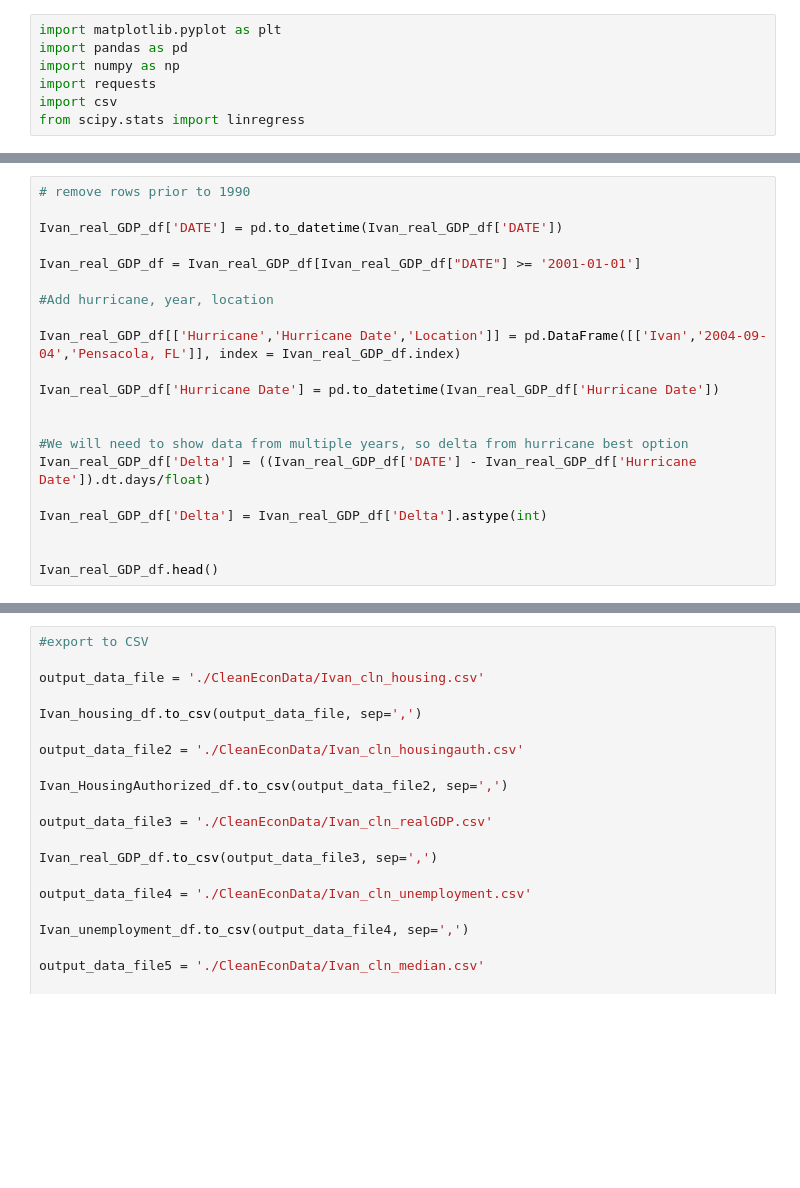
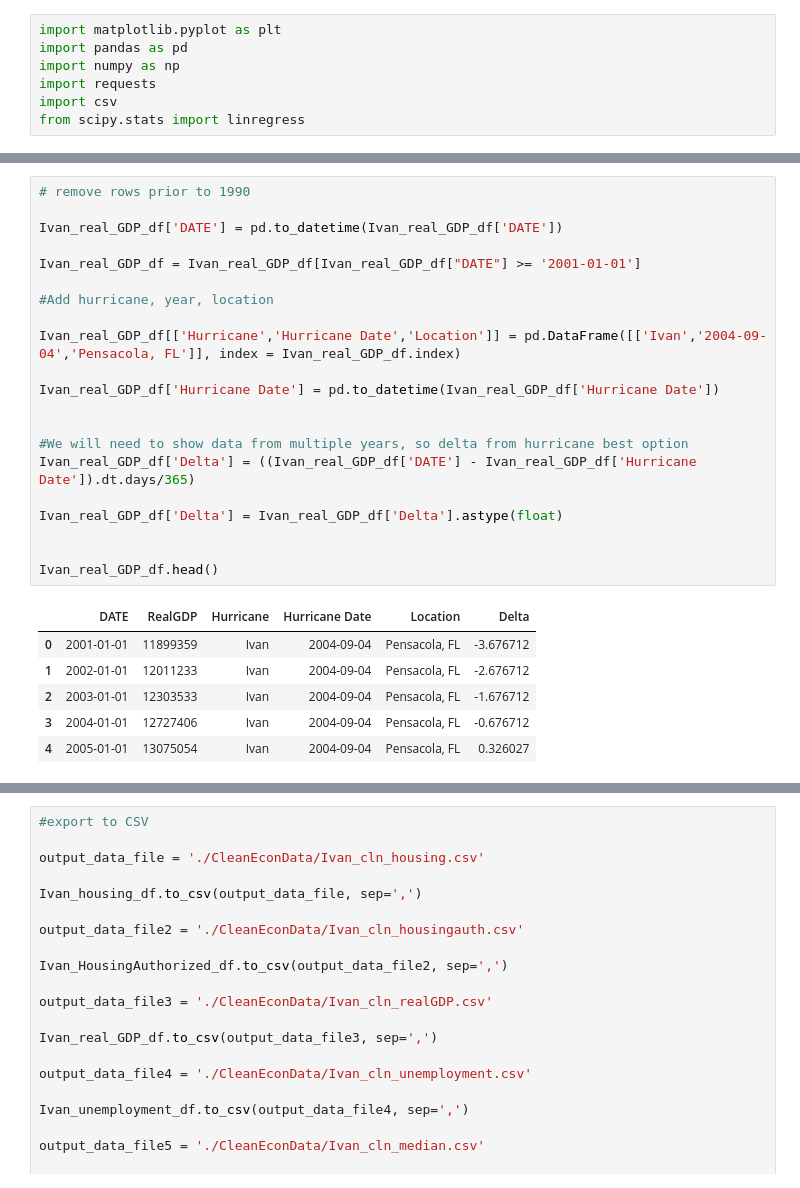
Before and after one commit to mchrzanowski27/Project1, a Jupyter notebook: Project 1 Data Ivan.ipynb, the cells around one changed output, grey strips where cells are left out. Drawn from its saved outputs; the diff is of its cells as text; blank space fills up the shorter version.

```diff
--- a/Project 1 Data Ivan.ipynb
+++ b/Project 1 Data Ivan.ipynb
@@ -75,24 +110,31 @@ Ivan_real_GDP_df.head()
 # %%
 # remove rows prior to 1990
 
 Ivan_real_GDP_df['DATE'] = pd.to_datetime(Ivan_real_GDP_df['DATE'])
 
 Ivan_real_GDP_df = Ivan_real_GDP_df[Ivan_real_GDP_df["DATE"] >= '2001-01-01']
 
 #Add hurricane, year, location
 
 Ivan_real_GDP_df[['Hurricane','Hurricane Date','Location']] = pd.DataFrame([['Ivan','2004-09-04','Pensacola, FL']], index = Ivan_real_GDP_df.index)
 
 Ivan_real_GDP_df['Hurricane Date'] = pd.to_datetime(Ivan_real_GDP_df['Hurricane Date'])
 
 
 #We will need to show data from multiple years, so delta from hurricane best option
-Ivan_real_GDP_df['Delta'] = ((Ivan_real_GDP_df['DATE'] - Ivan_real_GDP_df['Hurricane Date']).dt.days/float)
+Ivan_real_GDP_df['Delta'] = ((Ivan_real_GDP_df['DATE'] - Ivan_real_GDP_df['Hurricane Date']).dt.days/365)
 
-Ivan_real_GDP_df['Delta'] = Ivan_real_GDP_df['Delta'].astype(int)
+Ivan_real_GDP_df['Delta'] = Ivan_real_GDP_df['Delta'].astype(float)
 
 
 Ivan_real_GDP_df.head()
+# %% [output]
+|  | DATE | RealGDP | Hurricane | Hurricane Date | Location | Delta |
+| 0 | 2001-01-01 | 11899359 | Ivan | 2004-09-04 | Pensacola, FL | -3.676712 |
+| 1 | 2002-01-01 | 12011233 | Ivan | 2004-09-04 | Pensacola, FL | -2.676712 |
+| 2 | 2003-01-01 | 12303533 | Ivan | 2004-09-04 | Pensacola, FL | -1.676712 |
+| 3 | 2004-01-01 | 12727406 | Ivan | 2004-09-04 | Pensacola, FL | -0.676712 |
+| 4 | 2005-01-01 | 13075054 | Ivan | 2004-09-04 | Pensacola, FL | 0.326027 |
 # %%
 #import Econ data from Escambia
 
```
Also changed, not shown: parts of 11 cells of this notebook, 6 other files.
